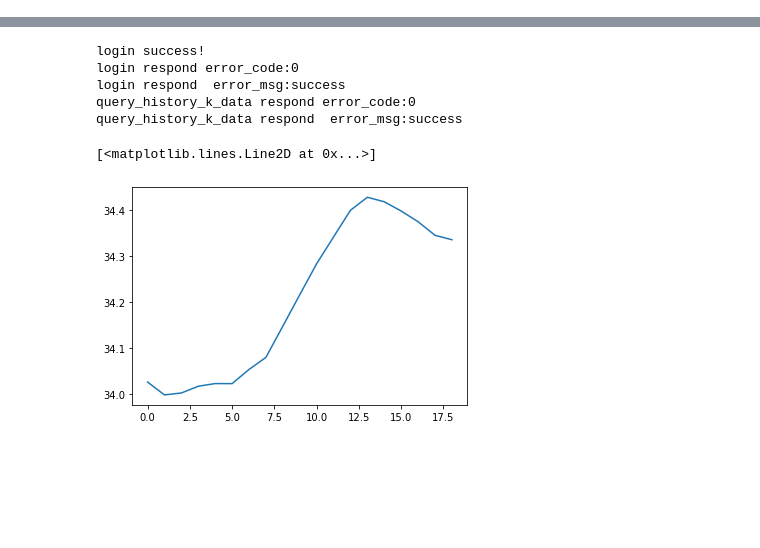
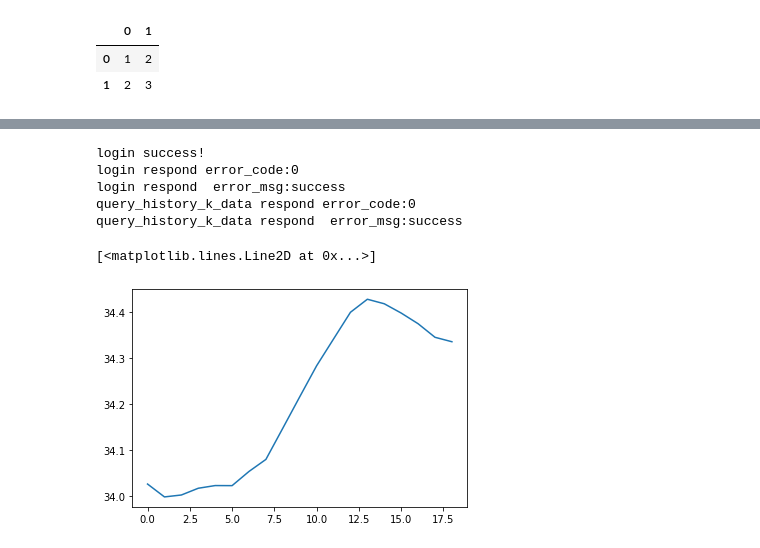
Before and after one commit to shayxu-ai/automatic-stock-exchange, a Jupyter notebook: observe_data.ipynb, the cells around one changed output, grey strips where cells are left out. Drawn from its saved outputs; the diff is of its cells as text; code cells hidden in the pictures; blank space fills up the shorter version.

```diff
--- a/observe_data.ipynb
+++ b/observe_data.ipynb
@@ -9,0 +183,8 @@ import matplotlib. pyplot as plt
+# %%
+a = [[1, 2], [2, 3]]
+b = pd.DataFrame(a)
+b
+# %% [output]
+|  | 0 | 1 |
+| 0 | 1 | 2 |
+| 1 | 2 | 3 |
```
Also changed, not shown: parts of 14 cells of this notebook, 2 other files.
